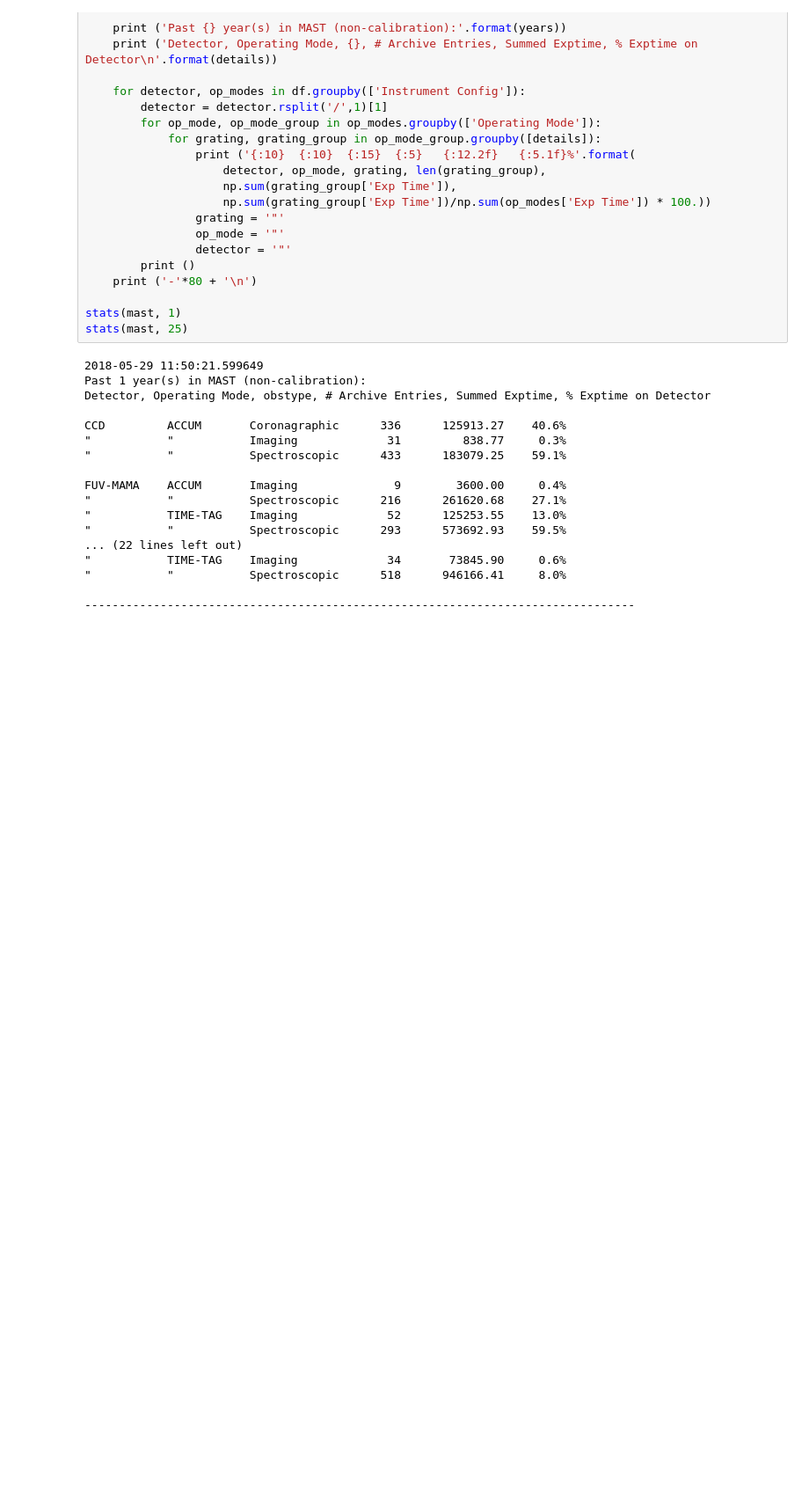
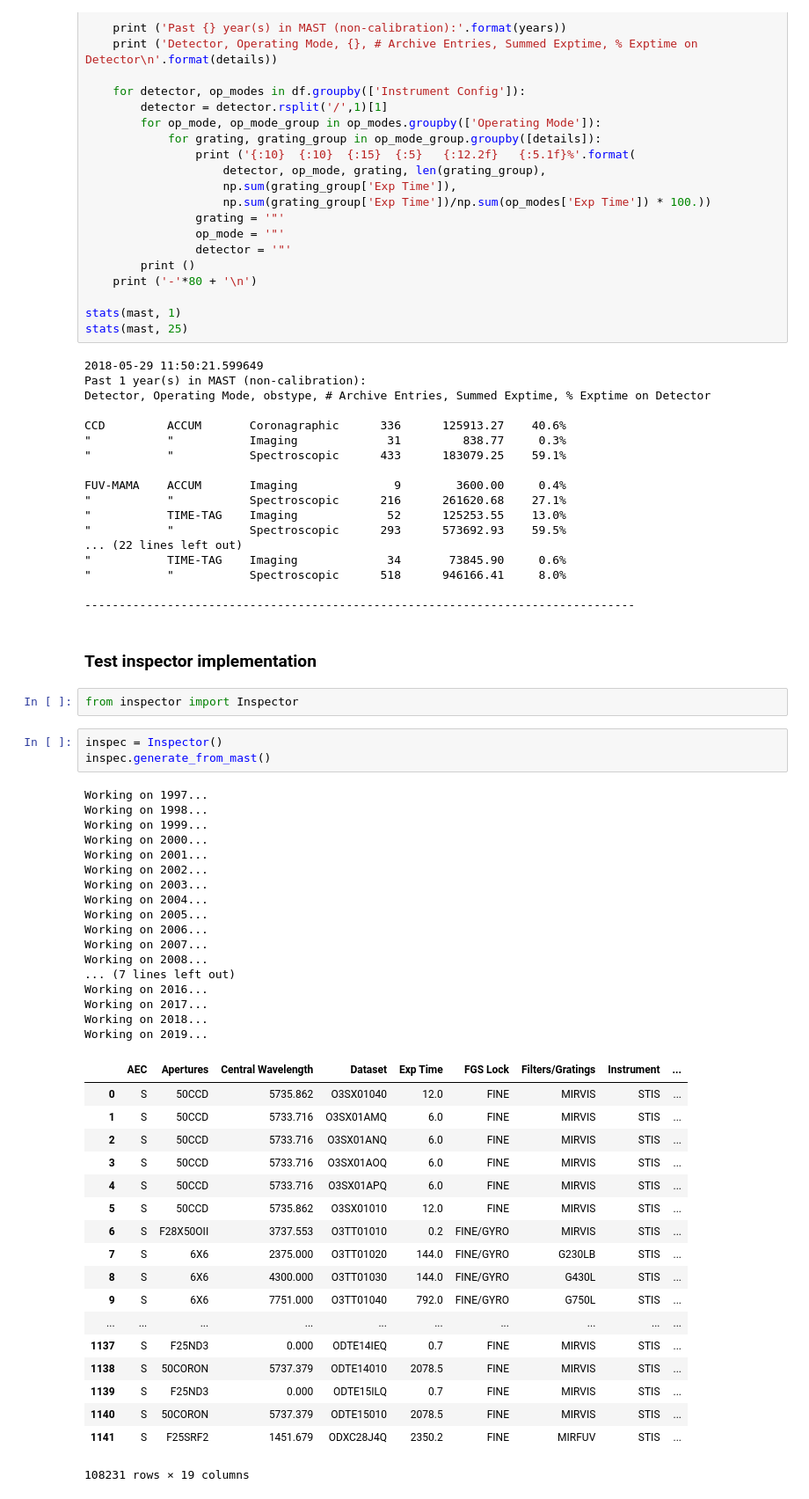
Before and after one commit to spacetelescope/stis-archive-inspector, a Jupyter notebook: workflow.ipynb, the cells around one changed output. Shown at 88% size. Drawn from its saved outputs; the diff is of its cells as text; blank space fills up the shorter version.

Commit message:
added inspector class

```diff
--- a/workflow.ipynb
+++ b/workflow.ipynb
@@ -171,3 +171,46 @@ FUV-MAMA    ACCUM       Imaging              9        3600.00     0.4%
 "           "           Spectroscopic      518      946166.41     8.0%
 
 --------------------------------------------------------------------------------
+# %% [markdown]
+### Test inspector implementation
+# %%
+from inspector import Inspector
+# %%
+inspec = Inspector()
+inspec.generate_from_mast()
+# %% [output]
+Working on 1997...
+Working on 1998...
+Working on 1999...
+Working on 2000...
+Working on 2001...
+Working on 2002...
+Working on 2003...
+Working on 2004...
+Working on 2005...
+Working on 2006...
+Working on 2007...
+Working on 2008...
+... (7 lines left out)
+Working on 2016...
+Working on 2017...
+Working on 2018...
+Working on 2019...
+|  | AEC | Apertures | Central Wavelength | Dataset | Exp Time | FGS Lock | Filters/Gratings | Instrument | ... |
+| 0 | S | 50CCD | 5735.862 | O3SX01040 | 12.0 | FINE | MIRVIS | STIS | ... |
+| 1 | S | 50CCD | 5733.716 | O3SX01AMQ | 6.0 | FINE | MIRVIS | STIS | ... |
+| 2 | S | 50CCD | 5733.716 | O3SX01ANQ | 6.0 | FINE | MIRVIS | STIS | ... |
+| 3 | S | 50CCD | 5733.716 | O3SX01AOQ | 6.0 | FINE | MIRVIS | STIS | ... |
+| 4 | S | 50CCD | 5733.716 | O3SX01APQ | 6.0 | FINE | MIRVIS | STIS | ... |
+| 5 | S | 50CCD | 5735.862 | O3SX01010 | 12.0 | FINE | MIRVIS | STIS | ... |
+| 6 | S | F28X50OII | 3737.553 | O3TT01010 | 0.2 | FINE/GYRO | MIRVIS | STIS | ... |
+| 7 | S | 6X6 | 2375.000 | O3TT01020 | 144.0 | FINE/GYRO | G230LB | STIS | ... |
+| 8 | S | 6X6 | 4300.000 | O3TT01030 | 144.0 | FINE/GYRO | G430L | STIS | ... |
+| 9 | S | 6X6 | 7751.000 | O3TT01040 | 792.0 | FINE/GYRO | G750L | STIS | ... |
+| ... | ... | ... | ... | ... | ... | ... | ... | ... | ... |
+| 1137 | S | F25ND3 | 0.000 | ODTE14IEQ | 0.7 | FINE | MIRVIS | STIS | ... |
+| 1138 | S | 50CORON | 5737.379 | ODTE14010 | 2078.5 | FINE | MIRVIS | STIS | ... |
+| 1139 | S | F25ND3 | 0.000 | ODTE15ILQ | 0.7 | FINE | MIRVIS | STIS | ... |
+| 1140 | S | 50CORON | 5737.379 | ODTE15010 | 2078.5 | FINE | MIRVIS | STIS | ... |
+| 1141 | S | F25SRF2 | 1451.679 | ODXC28J4Q | 2350.2 | FINE | MIRFUV | STIS | ... |
+108231 rows × 19 columns
```
Also changed, not shown: parts of 1 cell of this notebook, 1 other file.
